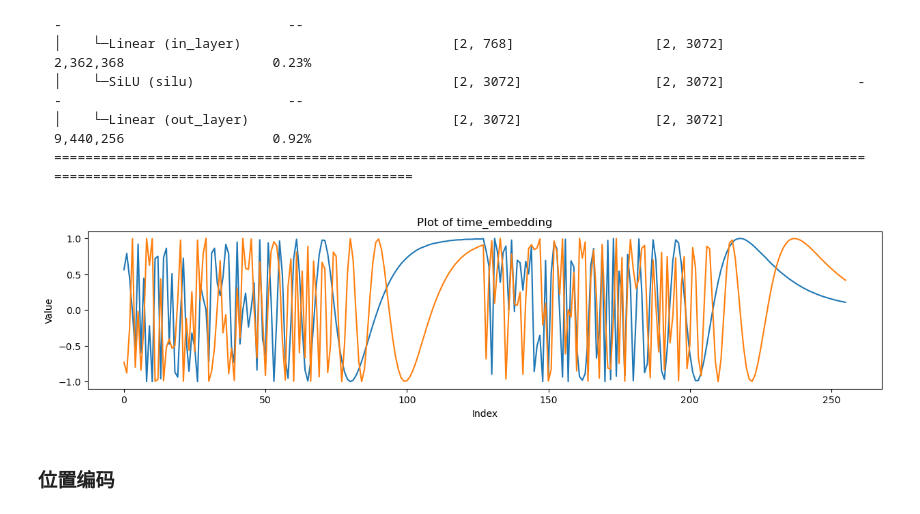
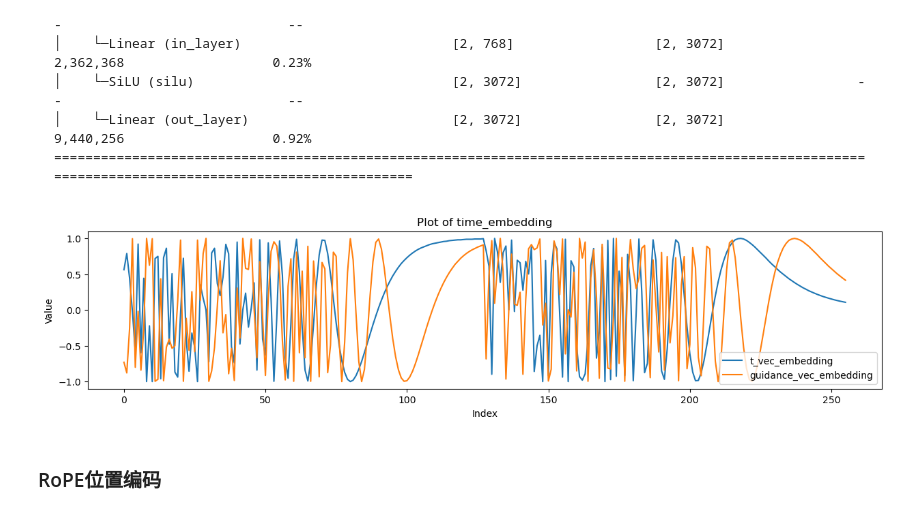
Before and after one commit to daqingliu/flux, a Jupyter notebook: dry_run.ipynb, the cells around one changed output. Drawn from its saved outputs; the diff is of its cells as text; code cells hidden in the pictures.

```diff
--- a/dry_run.ipynb
+++ b/dry_run.ipynb
@@ -426,19 +425,22 @@ vec = model.time_in(timestep_embedding(t_vec, 256))
 vec = vec + model.guidance_in(timestep_embedding(guidance_vec, 256))
 vec = vec + model.vector_in(y)
 # %%
-import matplotlib.pyplot as plt
-
 t_vec_embedding = timestep_embedding(t_vec, 256)
 guidance_vec_embedding = timestep_embedding(guidance_vec, 256)
 
 plt.figure(figsize=(15, 3))
-plt.plot(t_vec_embedding[0].float().cpu().numpy())
-plt.plot(guidance_vec_embedding[0].float().cpu().numpy())
+t_vec_embedding_np = t_vec_embedding[0].float().cpu().numpy()
+guidance_vec_embedding_np = guidance_vec_embedding[0].float().cpu().numpy()
+
+# Plotting odd and even indexed elements
+plt.plot(t_vec_embedding_np, label='t_vec_embedding')
+plt.plot(guidance_vec_embedding_np, label='guidance_vec_embedding')
+plt.legend()
 plt.title('Plot of time_embedding')
 plt.xlabel('Index')
 plt.ylabel('Value')
 plt.show()
 # %% [output]
-[figure, old version]
+[figure, new version]
 # %% [markdown]
-### 位置编码
+### RoPE位置编码
```
Also changed, not shown: parts of 50 cells of this notebook, 5 other files.
